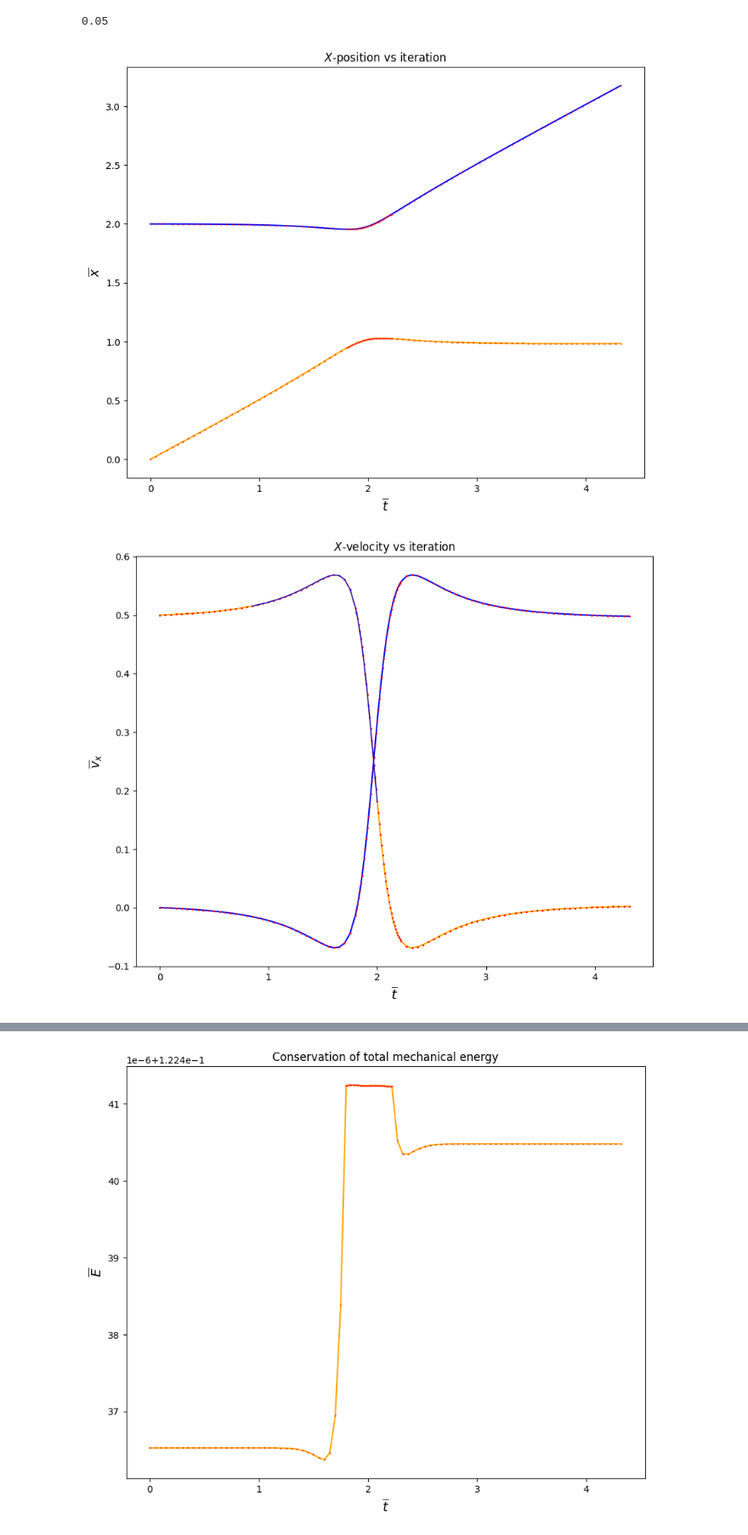
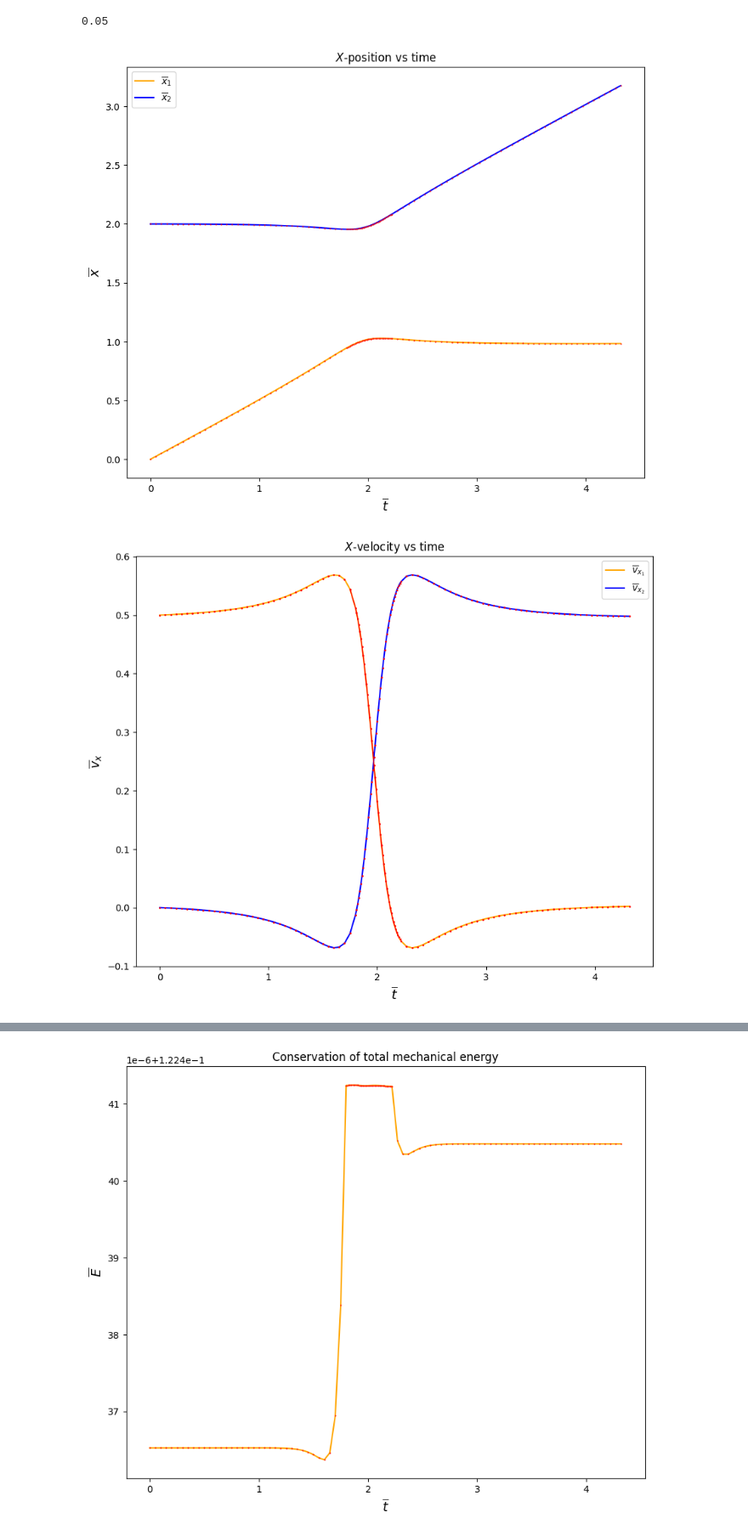
Before and after one commit to AndresGuarin/JupyterCodes, a Jupyter notebook: Computational Physics/LennardJonesGas/gas_dynamics.ipynb, the cells around one changed output, grey strips where cells are left out. Shown: that part at 85% size. Saved outputs shown, nothing was run; the diff lists cells and outputs as text; code cells hidden in the pictures.

```diff
--- a/Computational Physics/LennardJonesGas/gas_dynamics.ipynb
+++ b/Computational Physics/LennardJonesGas/gas_dynamics.ipynb
@@ -20,13 +32,14 @@ With this definitions we have
 $$ \frac{d^2\vec{r}'_{i}}{d \bar{t}^2}=\sum\limits_{j=1}^{N}\left(\frac{2}{\bar{r}_{ij}^{13}}-\frac{1}{\bar{r}_{ij}^7} \right) \hat{r}'_{ij}$$
 # %%
 class LJGas:
-    def __init__(self,h=0.05,N=100,Np=2,R0=1.05,h0=0.01):
+    def __init__(self,h=0.05,N=100,Np=2,R0=1.05,h0=0.01,verbose=False):
         # Dynamic parameters
         self.h = h  # Time lapse between steps
         self.N = N   # Number of steps
         self.Np = Np    # Number of particles
 
         self.h1 = self.h
+        self.verbose = verbose
 
         # Control parameters
         self.R0 = R0                        # Distance of contact
@@ -77,11 +90,11 @@ class LJGas:
             if np.max(F1) >= self.F0:
                 self.h = self.h0
                 self.aux = 1
-                print('here',i,self.h)
+                if self.verbose: print('here',i,self.h)
             else:
                 self.h = self.h1
                 if self.aux ==1:
-                    print('here',i,self.h)
+                    if self.verbose: print('here',i,self.h)
                     self.aux = 2
             self.Lh[i+1] = self.h
 
@@ -156,7 +171,7 @@ Y0 = np.array([0,0])
 Vx0 = np.array([0.5,0])
 Vy0 = np.array([0,0])
 
-sim = LJGas(h,N,Np,R0,h0)
+sim = LJGas(h,N,Np,R0,h0,verbose=True)
 s = sim.simulate([X0,Y0,Vx0,Vy0])
 
 self1 = sim.get_self()
@@ -192,32 +207,35 @@ X1 = s[0][:,0]
 X2 = s[0][:,1]
 
 plt.figure(figsize=(10,8))
-plt.title(r'$X$-position vs iteration')
+plt.title(r'$X$-position vs time')
 plt.ylabel(r'$\overline{x}$',fontsize=14)
 plt.xlabel(r'$\overline{t}$',fontsize=14)
-plt.plot(time,X1,'-',color='orange') ;plt.plot(time,X1,'o',color='red', ms=0.5)
-plt.plot(time,X2,'-b',ms=0.5)        ;plt.plot(time,X2,'o',color='red', ms=0.5)
+plt.plot(time,X1,'-',color='orange',label=r'$\overline{x}_1$') ;plt.plot(time,X1,'o',color='red', ms=0.5)
+plt.plot(time,X2,'-b',ms=0.5,label=r'$\overline{x}_2$')        ;plt.plot(time,X2,'o',color='red', ms=0.5)
 #plt.ylim(-0.2,4.2)
+plt.legend()
+plt.savefig('images/2ParticlesGas/x_position.png',dpi=350)
 plt.show()
 # %% [output]
-[figure, old version]
+[figure, new version]
 # %%
 VX1 = s[2][:,0]
 VX2 = s[2][:,1]
 
 plt.figure(figsize=(10,8))
-plt.title(r'$X$-velocity vs iteration')
+plt.title(r'$X$-velocity vs time')
 plt.ylabel(r'$\overline{v}_x$',fontsize=14)
 plt.xlabel(r'$\overline{t}$',fontsize=14)
-plt.plot(time,VX1,'-',color='orange') ;plt.plot(time,VX1,'o',color='red', ms=1)
-plt.plot(time,VX2,'-b',ms=0.5)        ;plt.plot(time,VX2,'o',color='red', ms=1)
+plt.plot(time,VX1,'-',color='orange',label=r'$\overline{v}_{x_1}$') ;plt.plot(time,VX1,'o',color='red', ms=1)
+plt.plot(time,VX2,'-b',ms=0.5,label=r'$\overline{v}_{x_2}$')        ;plt.plot(time,VX2,'o',color='red', ms=1)
 
-plt.plot(time[17:57],VX1[17:57],'-',color='blue',lw=1)
-
+plt.legend()
+plt.plot(time[35:77],VX1[35:77],'-',color='red',lw=1)
+plt.savefig('images/2ParticlesGas/x_velocity.png',dpi=350)
 #plt.ylim(-0.2,4.2)
 plt.show()
 # %% [output]
-[figure, old version]
+[figure, new version]
 # %%
 VX1 = s[2][:,0]
 VX2 = s[2][:,1]
```
Also changed, not shown: parts of 11 cells of this notebook, 6 other files.
